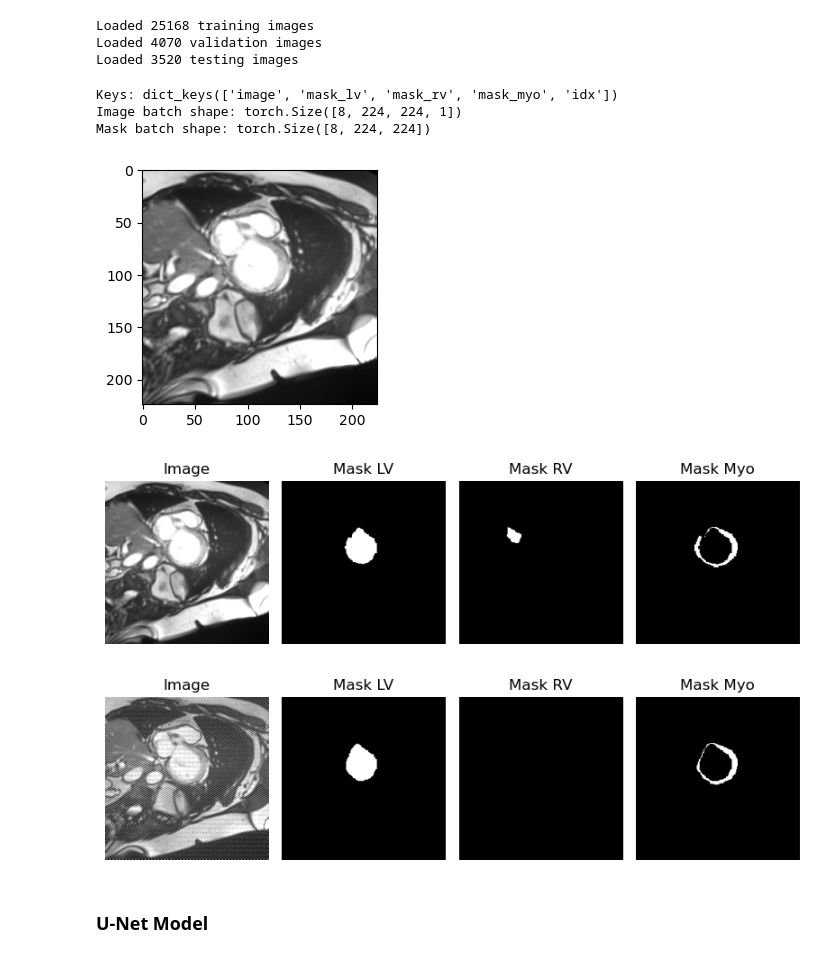
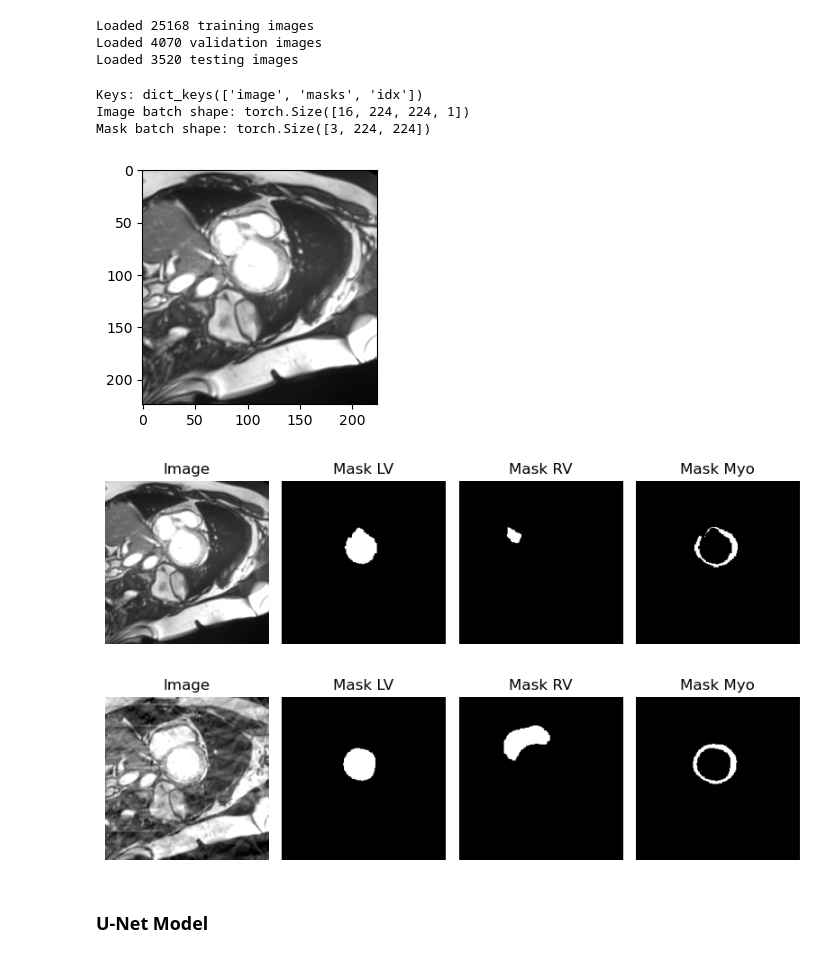
Before and after one commit to Chinthalanka/cardiac-mri-segmentation, a Jupyter notebook: experiments/original_unet.ipynb, the cells around one changed output. Saved outputs shown, nothing was run; the diff lists cells and outputs as text; code cells hidden in the pictures.

Commit message:
Stack masks inside the dataset

```diff
--- a/experiments/original_unet.ipynb
+++ b/experiments/original_unet.ipynb
@@ -44,7 +44,7 @@ mlflow.set_experiment("/cmri-segmentation-of-ventricular-structures-and-myocardi
 dir_checkpoint = Path('./models/checkpoints/original_unet/')
 
 epochs = 5
-batch_size = 8
+batch_size = 16
 lr = 1e-5
 scale = 1
 amp = False
@@ -77,7 +77,7 @@ img_idx = 0
 
 print(f'Keys: {sample_batch.keys()}')
 print(f"Image batch shape: {sample_batch['image'].size()}")
-print(f"Mask batch shape: {sample_batch['mask_lv'].size()}")
+print(f"Mask batch shape: {sample_batch['masks'][0].size()}")
 
 img = sample_batch['image'][img_idx].squeeze().numpy()
 fig = plt.figure(figsize=(3, 3))
@@ -85,9 +85,9 @@ plt.imshow(img, cmap='gray')
 plt.tight_layout()
 plt.show()
 # %% [output]
-Keys: dict_keys(['image', 'mask_lv', 'mask_rv', 'mask_myo', 'idx'])
-Image batch shape: torch.Size([8, 224, 224, 1])
-Mask batch shape: torch.Size([8, 224, 224])
+Keys: dict_keys(['image', 'masks', 'idx'])
+Image batch shape: torch.Size([16, 224, 224, 1])
+Mask batch shape: torch.Size([3, 224, 224])
 [figure]
 # %%
 # Iterate through the dataset and plot the first 4 samples
@@ -98,37 +98,37 @@ for i, sample in enumerate(test_dataloader):
         break
 
     # Extract data from the sample
     image = sample['image'][i].squeeze().numpy()  # Convert to numpy array
-    msk_lv = sample['mask_lv'][i].squeeze().numpy()
-    msk_rv = sample['mask_rv'][i].squeeze().numpy()
-    msk_myo = sample['mask_myo'][i].squeeze().numpy()
+    msk_lv = sample['masks'][i][0].squeeze().numpy()
+    msk_rv = sample['masks'][i][1].squeeze().numpy()
+    msk_myo = sample['masks'][i][2].squeeze().numpy()
 
     # Create a figure with subplots
     fig, axes = plt.subplots(1, 4, figsize=(8, 5))
 
     # Plot the image and masks
     axes[0].imshow(image, cmap='gray')
     axes[0].set_title('Image')
     axes[0].axis('off')
 
     axes[1].imshow(msk_lv, cmap='gray')
     axes[1].set_title('Mask LV')
     axes[1].axis('off')
 
     axes[2].imshow(msk_rv, cmap='gray')
     axes[2].set_title('Mask RV')
     axes[2].axis('off')
 
     axes[3].imshow(msk_myo, cmap='gray')
     axes[3].set_title('Mask Myo')
     axes[3].axis('off')
 
     # Adjust layout and show the plot
     plt.tight_layout()
     plt.show()
 # %% [output]
 [figure]
-[figure, old version]
+[figure, new version]
 # %% [markdown]
 ### U-Net Model
 # %%
```
Also changed, not shown: parts of 2 cells of this notebook.
